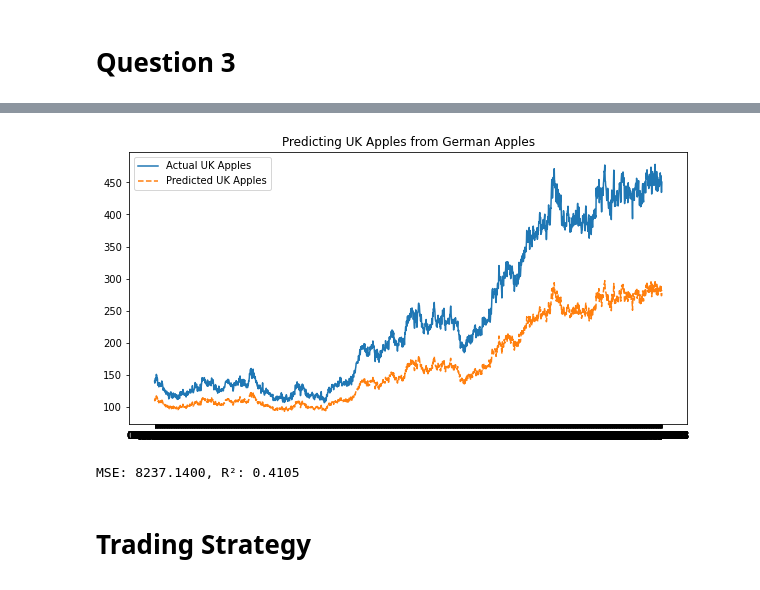
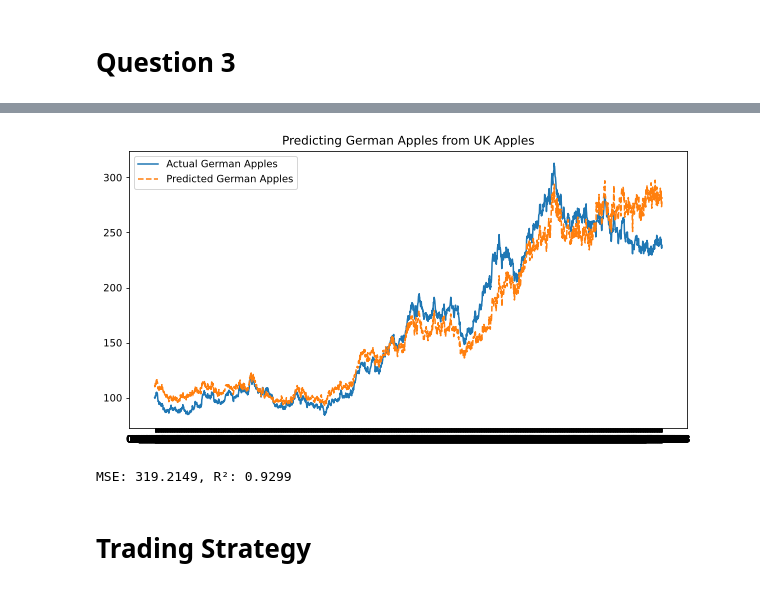
Before and after one commit to Alex-Lahdiri/JP-Morgan-Systematic-Trading-Project, a Jupyter notebook: JP Morgan Systematic Trading Project.ipynb, the cells around one changed output, grey strips where cells are left out. Saved outputs shown, nothing was run; the diff lists cells and outputs as text; code cells hidden in the pictures.

```diff
--- a/JP Morgan Systematic Trading Project.ipynb
+++ b/JP Morgan Systematic Trading Project.ipynb
@@ -109,23 +109,23 @@ Y = norm_data["German Apples (EUR)"]
 model = sm.OLS(Y, X, missing='drop').fit()
 print(model.summary())
 
-norm_data["UK Apples Prediction"] = model.predict(X)
+norm_data["German Apples Prediction"] = model.predict(X)
 
 # Plots
 
 plt.figure(figsize=(10,5))
-plt.plot(norm_data.index, norm_data["UK Apples (EUR)"], label="Actual UK Apples")
-plt.plot(norm_data.index, norm_data["UK Apples Prediction"], label="Predicted UK Apples", linestyle="--")
+plt.plot(norm_data.index, norm_data["German Apples (EUR)"], label="Actual German Apples")
+plt.plot(norm_data.index, norm_data["German Apples Prediction"], label="Predicted German Apples", linestyle="--")
 plt.legend()
-plt.title("Predicting UK Apples from German Apples")
+plt.title("Predicting German Apples from UK Apples")
 plt.show()
 
 # Error Metrics
 
 from sklearn.metrics import mean_squared_error, r2_score
 
-mse = mean_squared_error(norm_data["UK Apples (EUR)"], norm_data["UK Apples Prediction"])
-r2 = r2_score(norm_data["UK Apples (EUR)"], norm_data["UK Apples Prediction"])
+mse = mean_squared_error(norm_data["German Apples (EUR)"], norm_data["German Apples Prediction"])
+r2 = r2_score(norm_data["German Apples (EUR)"], norm_data["German Apples Prediction"])
 print(f"MSE: {mse:.4f}, R²: {r2:.4f}")
 # %% [output]
                              OLS Regression Results
@@ -138,15 +138,15 @@ Time:                         19:51:13   Log-Likelihood:                -9679.2
 No. Observations:                 2250   AIC:                         1.936e+04
 Df Residuals:                     2248   BIC:                         1.937e+04
 Df Model:                            1
 Covariance Type:             nonrobust
 ===================================================================================
 ... (9 lines left out)
 ==============================================================================
 
 Notes:
 [1] Standard Errors assume that the covariance matrix of the errors is correctly specified.
-[figure, old version]
+[figure, new version]
-MSE: 8237.1400, R²: 0.4105
+MSE: 319.2149, R²: 0.9299
 # %% [markdown]
 # Trading Strategy
 # %% [markdown]
```
Also changed, not shown: parts of 1 cell of this notebook, 2 other files.
